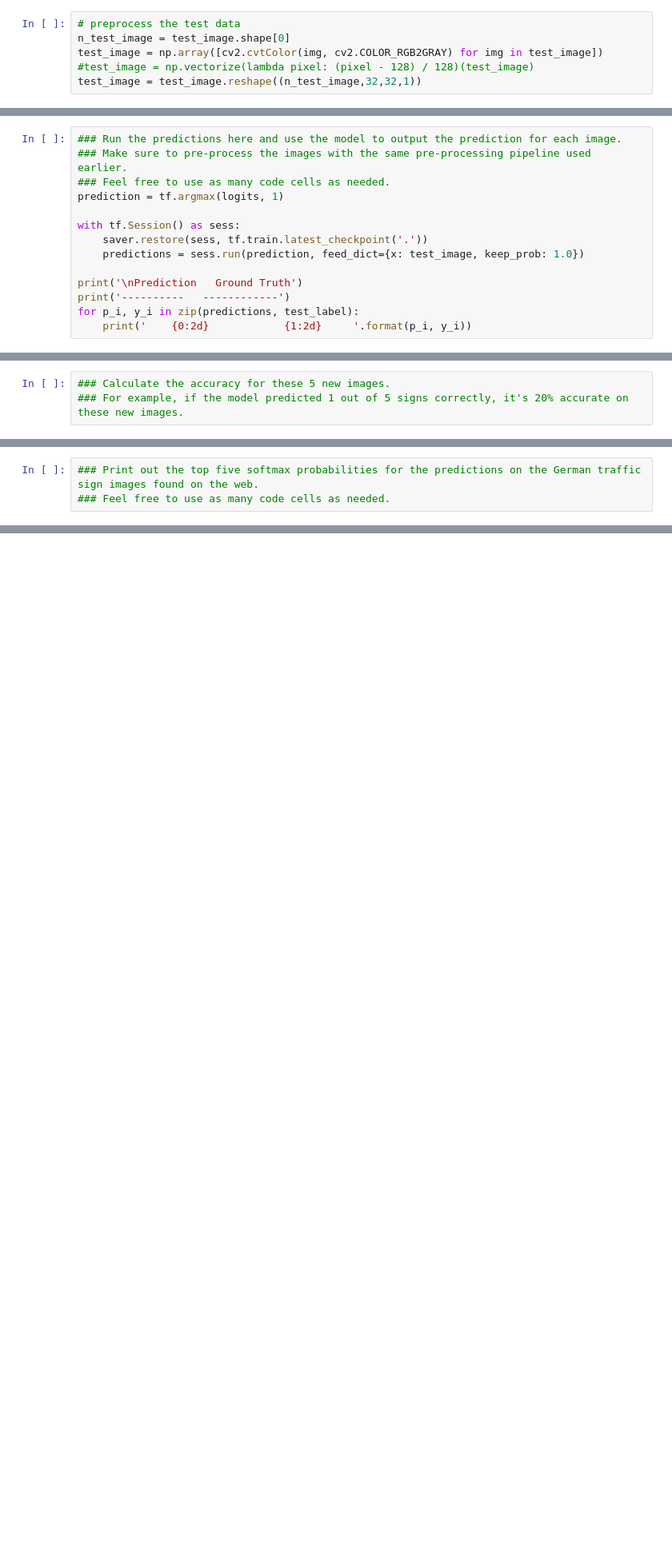
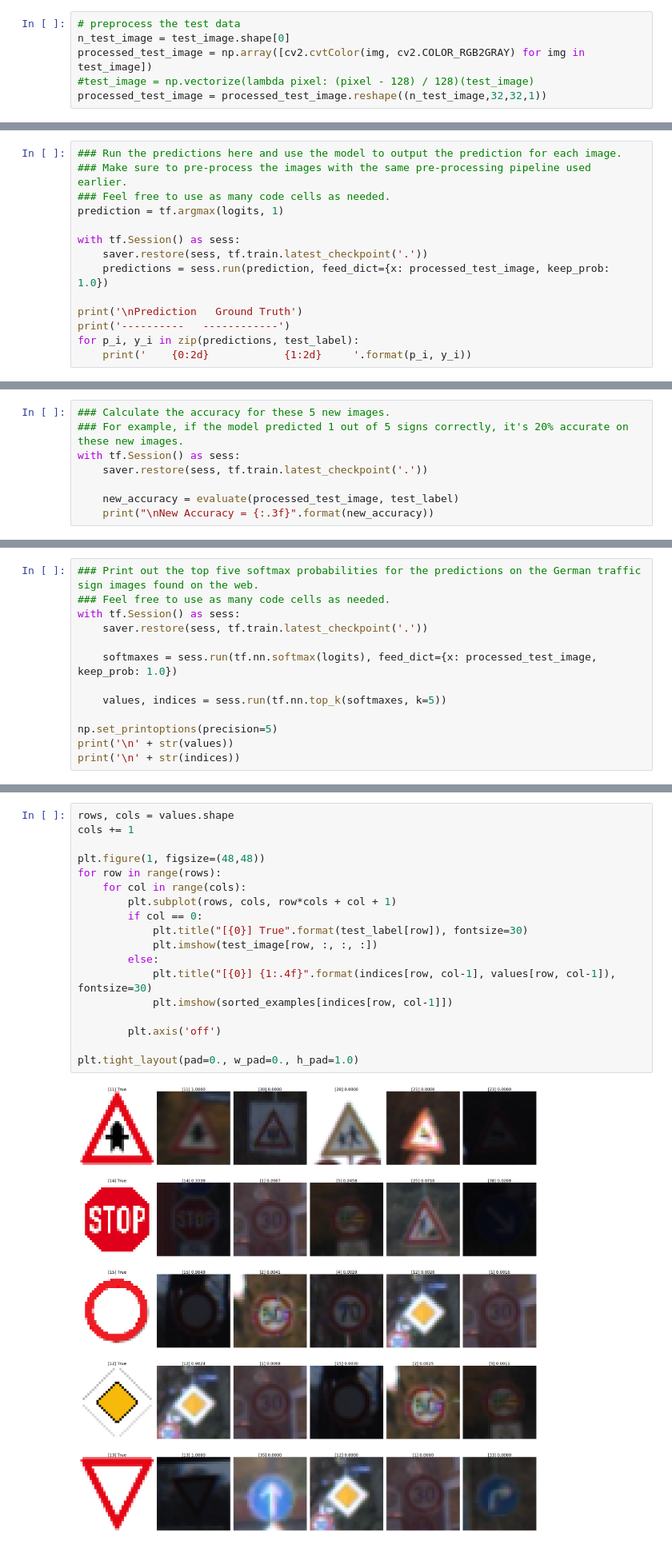
Before and after one commit to YimengZhu/CarND-Traffic-Sign-Classifier-Project, a Jupyter notebook: Traffic_Sign_Classifier.ipynb, the cells around one changed output, grey strips where cells are left out. Shown at 80% size. Saved outputs shown, nothing was run; the diff lists cells and outputs as text; blank space fills up the shorter version.

```diff
--- a/Traffic_Sign_Classifier.ipynb
+++ b/Traffic_Sign_Classifier.ipynb
@@ -371,9 +396,9 @@ plt.tight_layout(pad=0., w_pad=0., h_pad=1.0)
 # %%
 # preprocess the test data
 n_test_image = test_image.shape[0]
-test_image = np.array([cv2.cvtColor(img, cv2.COLOR_RGB2GRAY) for img in test_image])
+processed_test_image = np.array([cv2.cvtColor(img, cv2.COLOR_RGB2GRAY) for img in test_image])
 #test_image = np.vectorize(lambda pixel: (pixel - 128) / 128)(test_image)
-test_image = test_image.reshape((n_test_image,32,32,1))
+processed_test_image = processed_test_image.reshape((n_test_image,32,32,1))
 # %% [markdown]
 ### Predict the Sign Type for Each Image
 # %%
@@ -384,7 +409,7 @@ prediction = tf.argmax(logits, 1)
 
 with tf.Session() as sess:
     saver.restore(sess, tf.train.latest_checkpoint('.'))
-    predictions = sess.run(prediction, feed_dict={x: test_image, keep_prob: 1.0})
+    predictions = sess.run(prediction, feed_dict={x: processed_test_image, keep_prob: 1.0})
 
 print('\nPrediction   Ground Truth')
 print('----------   ------------')
@@ -403,3 +428,8 @@ Prediction   Ground Truth
 # %%
 ### Calculate the accuracy for these 5 new images.
 ### For example, if the model predicted 1 out of 5 signs correctly, it's 20% accurate on these new images.
+with tf.Session() as sess:
+    saver.restore(sess, tf.train.latest_checkpoint('.'))
+
+    new_accuracy = evaluate(processed_test_image, test_label)
+    print("\nNew Accuracy = {:.3f}".format(new_accuracy))
@@ -446,3 +478,13 @@ Looking just at the first row we get `[ 0.34763842,  0.24879643,  0.12789202]`,
 # %%
 ### Print out the top five softmax probabilities for the predictions on the German traffic sign images found on the web.
 ### Feel free to use as many code cells as needed.
+with tf.Session() as sess:
+    saver.restore(sess, tf.train.latest_checkpoint('.'))
+
+    softmaxes = sess.run(tf.nn.softmax(logits), feed_dict={x: processed_test_image, keep_prob: 1.0})
+
+    values, indices = sess.run(tf.nn.top_k(softmaxes, k=5))
+
+np.set_printoptions(precision=5)
+print('\n' + str(values))
+print('\n' + str(indices))
@@ -449,3 +503,23 @@ Looking just at the first row we get `[ 0.34763842,  0.24879643,  0.12789202]`,
+# %%
+rows, cols = values.shape
+cols += 1
+
+plt.figure(1, figsize=(48,48))
+for row in range(rows):
+    for col in range(cols):
+        plt.subplot(rows, cols, row*cols + col + 1)
+        if col == 0:
+            plt.title("[{0}] True".format(test_label[row]), fontsize=30)
+            plt.imshow(test_image[row, :, :, :])
+        else:
+            plt.title("[{0}] {1:.4f}".format(indices[row, col-1], values[row, col-1]), fontsize=30)
+            plt.imshow(sorted_examples[indices[row, col-1]])
+
+        plt.axis('off')
+
+plt.tight_layout(pad=0., w_pad=0., h_pad=1.0)
+# %% [output]
+[figure, added]
 # %% [markdown]
 ### Project Writeup
 
```
Also changed, not shown: parts of 12 cells of this notebook, 13 other files.
